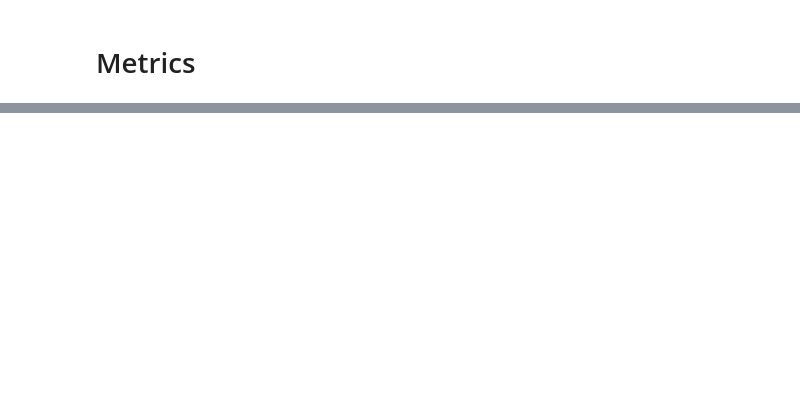
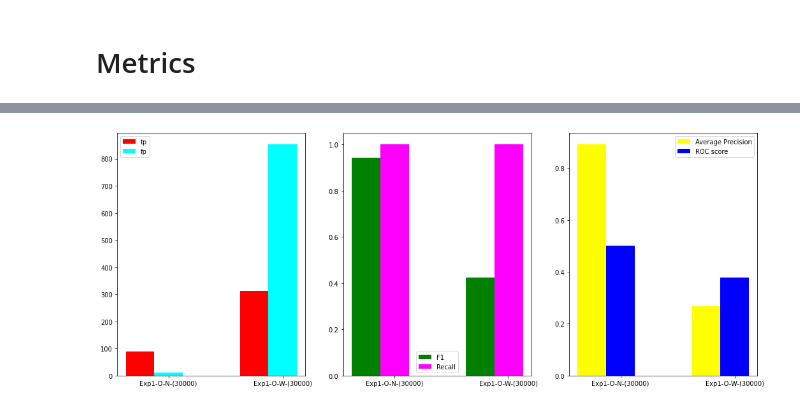
Before and after one commit to caio-mbarbosa/Baselines_Survey, a Jupyter notebook: local_outlier_factor.ipynb, the cells around one changed output, grey strips where cells are left out. Drawn from its saved outputs; the diff is of its cells as text; code cells hidden in the pictures; blank space fills up the shorter version.

```diff
--- a/local_outlier_factor.ipynb
+++ b/local_outlier_factor.ipynb
@@ -719,0 +286,7 @@ Created in <span style='font-weight:600;margin-left:4px;'>Deepnote</span></a>
+# %%
+res1 = ("Exp1",("OneHot","NoDuplicates","30000"))
+res2 = ("Exp1",("OneHot","WithDuplicates","30000"))
+
+plotarComparação([res1,res2],'Comparacao-com-e-sem-duplicatas-Exp1')
+# %% [output]
+[figure, added]
```
Also changed, not shown: parts of 95 cells of this notebook.
